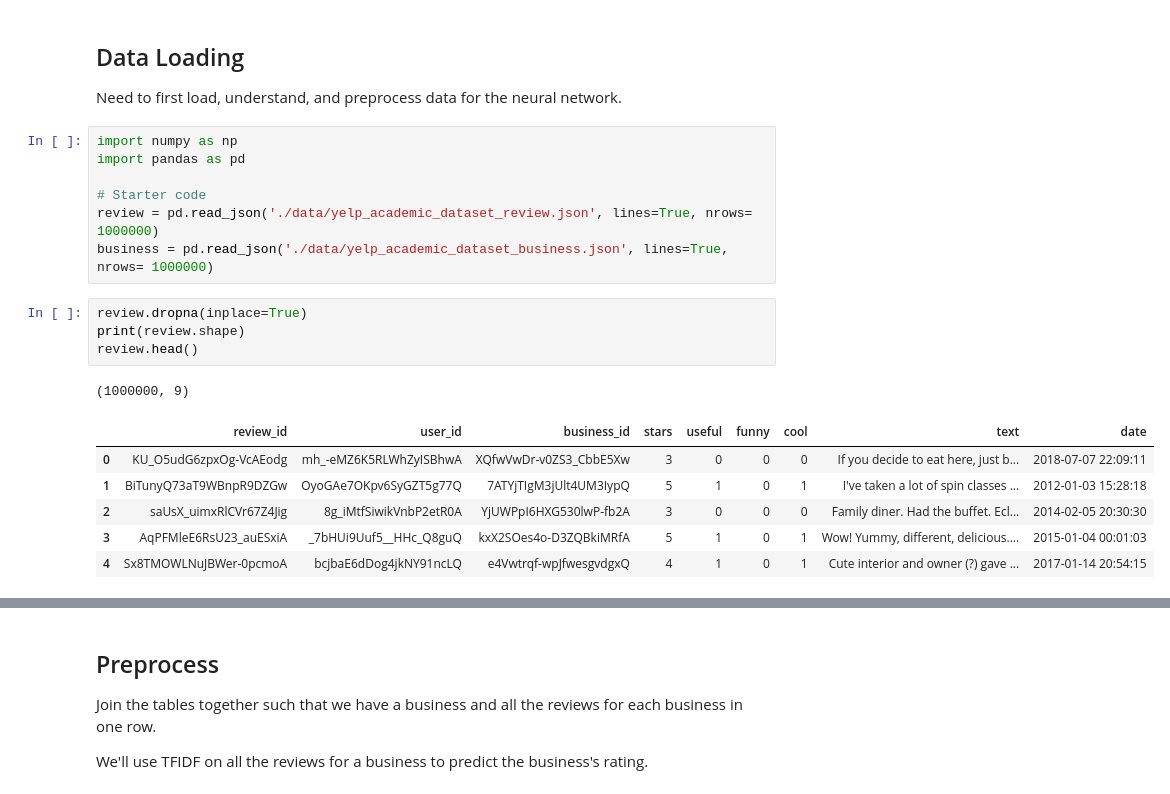
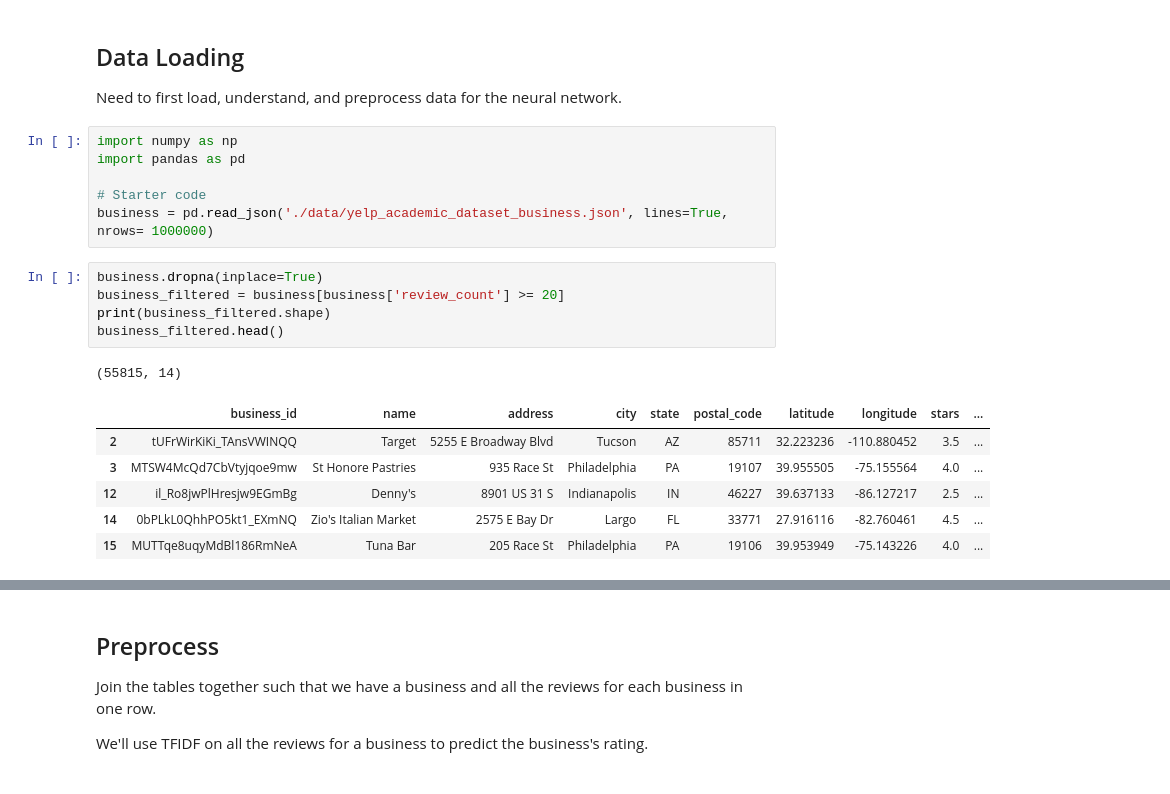
Before and after one commit to rahulio96/yelp-neural-network, a Jupyter notebook: main.ipynb, the cells around one changed output, grey strips where cells are left out. Drawn from its saved outputs; the diff is of its cells as text.

```diff
--- a/main.ipynb
+++ b/main.ipynb
@@ -12,17 +12,17 @@ import numpy as np
 import pandas as pd
 
 # Starter code
-review = pd.read_json('./data/yelp_academic_dataset_review.json', lines=True, nrows= 1000000)
 business = pd.read_json('./data/yelp_academic_dataset_business.json', lines=True, nrows= 1000000)
 # %%
-review.dropna(inplace=True)
-print(review.shape)
-review.head()
+business.dropna(inplace=True)
+business_filtered = business[business['review_count'] >= 20]
+print(business_filtered.shape)
+business_filtered.head()
 # %% [output]
-(1000000, 9)
+(55815, 14)
-|  | review_id | user_id | business_id | stars | useful | funny | cool | text | date |
-| 0 | KU_O5udG6zpxOg-VcAEodg | mh_-eMZ6K5RLWhZyISBhwA | XQfwVwDr-v0ZS3_CbbE5Xw | 3 | 0 | 0 | 0 | If you decide to eat here, just b... | 2018-07-07 22:09:11 |
-| 1 | BiTunyQ73aT9WBnpR9DZGw | OyoGAe7OKpv6SyGZT5g77Q | 7ATYjTIgM3jUlt4UM3IypQ | 5 | 1 | 0 | 1 | I've taken a lot of spin classes ... | 2012-01-03 15:28:18 |
-| 2 | saUsX_uimxRlCVr67Z4Jig | 8g_iMtfSiwikVnbP2etR0A | YjUWPpI6HXG530lwP-fb2A | 3 | 0 | 0 | 0 | Family diner. Had the buffet. Ecl... | 2014-02-05 20:30:30 |
-| 3 | AqPFMleE6RsU23_auESxiA | _7bHUi9Uuf5__HHc_Q8guQ | kxX2SOes4o-D3ZQBkiMRfA | 5 | 1 | 0 | 1 | Wow! Yummy, different, delicious.... | 2015-01-04 00:01:03 |
-| 4 | Sx8TMOWLNuJBWer-0pcmoA | bcjbaE6dDog4jkNY91ncLQ | e4Vwtrqf-wpJfwesgvdgxQ | 4 | 1 | 0 | 1 | Cute interior and owner (?) gave ... | 2017-01-14 20:54:15 |
+|  | business_id | name | address | city | state | postal_code | latitude | longitude | stars | ... |
+| 2 | tUFrWirKiKi_TAnsVWINQQ | Target | 5255 E Broadway Blvd | Tucson | AZ | 85711 | 32.223236 | -110.880452 | 3.5 | ... |
+| 3 | MTSW4McQd7CbVtyjqoe9mw | St Honore Pastries | 935 Race St | Philadelphia | PA | 19107 | 39.955505 | -75.155564 | 4.0 | ... |
+| 12 | il_Ro8jwPlHresjw9EGmBg | Denny's | 8901 US 31 S | Indianapolis | IN | 46227 | 39.637133 | -86.127217 | 2.5 | ... |
+| 14 | 0bPLkL0QhhPO5kt1_EXmNQ | Zio's Italian Market | 2575 E Bay Dr | Largo | FL | 33771 | 27.916116 | -82.760461 | 4.5 | ... |
+| 15 | MUTTqe8uqyMdBl186RmNeA | Tuna Bar | 205 Race St | Philadelphia | PA | 19106 | 39.953949 | -75.143226 | 4.0 | ... |
```
Also changed, not shown: parts of 53 cells of this notebook, 1 other file.
